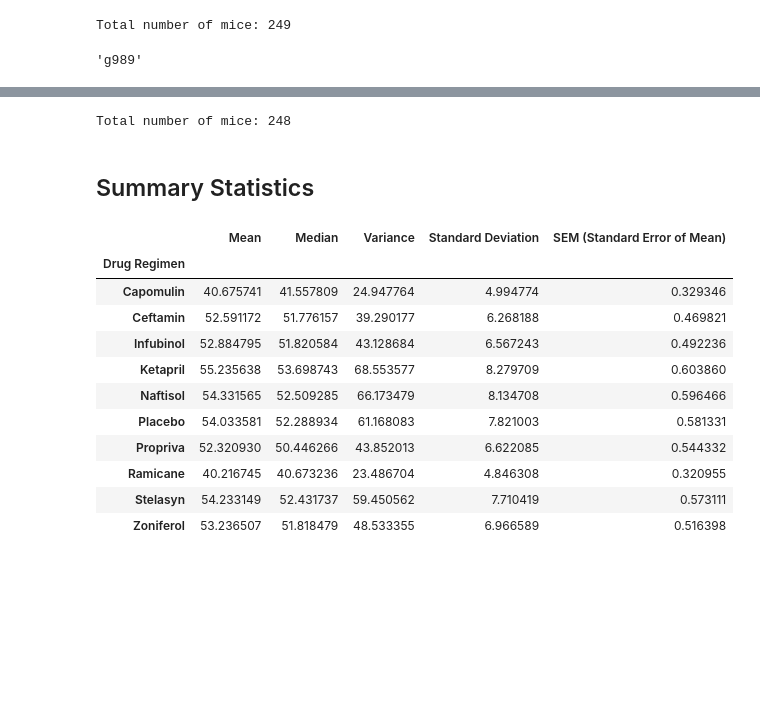
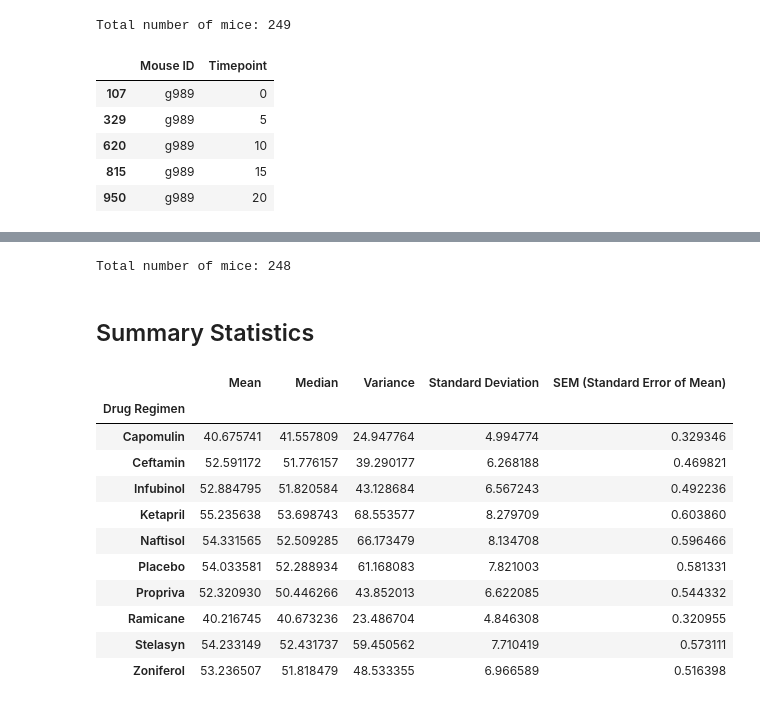
Before and after one commit to skesamsetty/matplotlib_challenge, a Jupyter notebook: Pymaceuticals/pymaceuticals_starter.ipynb, the cells around one changed output, grey strips where cells are left out. Drawn from its saved outputs; the diff is of its cells as text; code cells hidden in the pictures; blank space fills up the shorter version.

```diff
--- a/Pymaceuticals/pymaceuticals_starter.ipynb
+++ b/Pymaceuticals/pymaceuticals_starter.ipynb
@@ -38,20 +38,25 @@ print(f"Total number of mice: {mice_count}")
 Total number of mice: 249
 # %%
 # Getting the duplicate mice by ID number that shows up for Mouse ID and Timepoint.
-# duplicate_mouse_df['flag'] = study_results[['Mouse ID', 'Timepoint']].duplicated(keep=False)
-# duplicate_mouse_df = duplicate_mouse_df[['Mouse ID', 'Timepoint']].loc[duplicate_mouse_df['flag'] == True]
+
+# duplicated(keep=False) --> marks all duplicate rows as Duplicates.
+# Other possible values for keep are
+#     - 'first' : Mark duplicates as 'True' except for the first occurrence.
+#     - 'last' : Mark duplicates as 'True' except for the last occurrence.
 
 duplicate_mouse_df = study_results[['Mouse ID', 'Timepoint']].loc[study_results[['Mouse ID', 'Timepoint']].duplicated(keep=False)]
 duplicate_mouse_df = duplicate_mouse_df.drop_duplicates()
 duplicate_mouse_df
 
-# duplicated(keep=False) --> marks all duplicate rows as Duplicates.
-# Other possible values are first : Mark duplicates as 'True' except for the first occurrence.
-#     - 'last' : Mark duplicates as 'True' except for the last occurrence.
-
-(duplicate_mouse_df['Mouse ID'].unique())[0]
+# To check the unique list of Mouse IDs, uncomment below line
+# (duplicate_mouse_df['Mouse ID'].unique())
 # %% [output]
-'g989'
+|  | Mouse ID | Timepoint |
+| 107 | g989 | 0 |
+| 329 | g989 | 5 |
+| 620 | g989 | 10 |
+| 815 | g989 | 15 |
+| 950 | g989 | 20 |
 # %%
 # Optional: Get all the data for the duplicate mouse ID.
 
```
Also changed, not shown: parts of 12 cells of this notebook, 1 other file.
